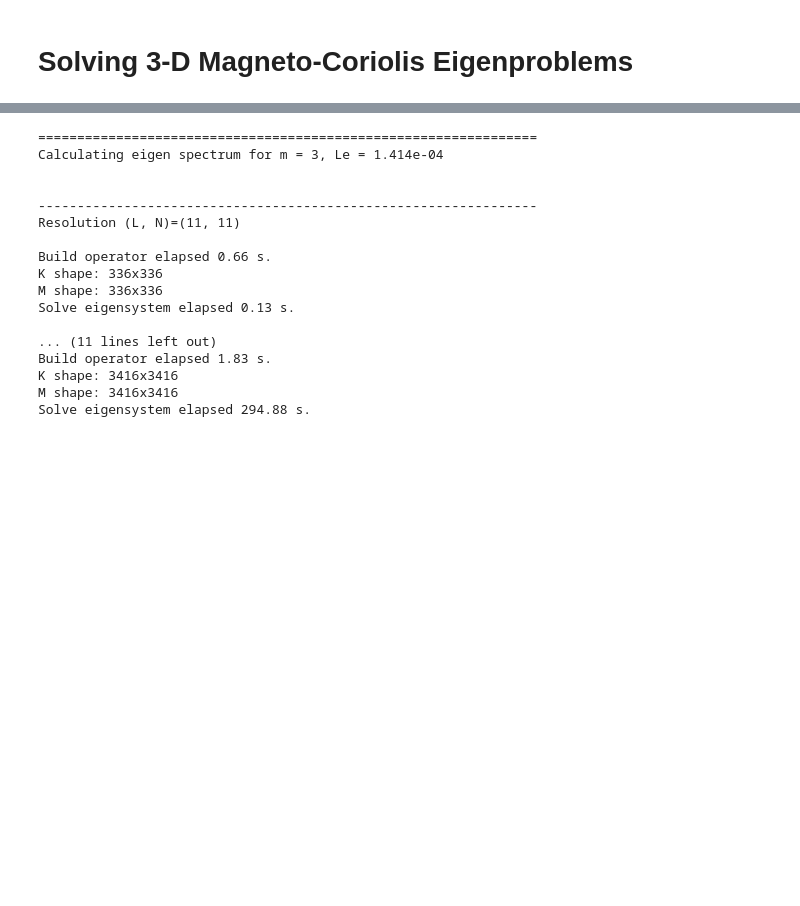
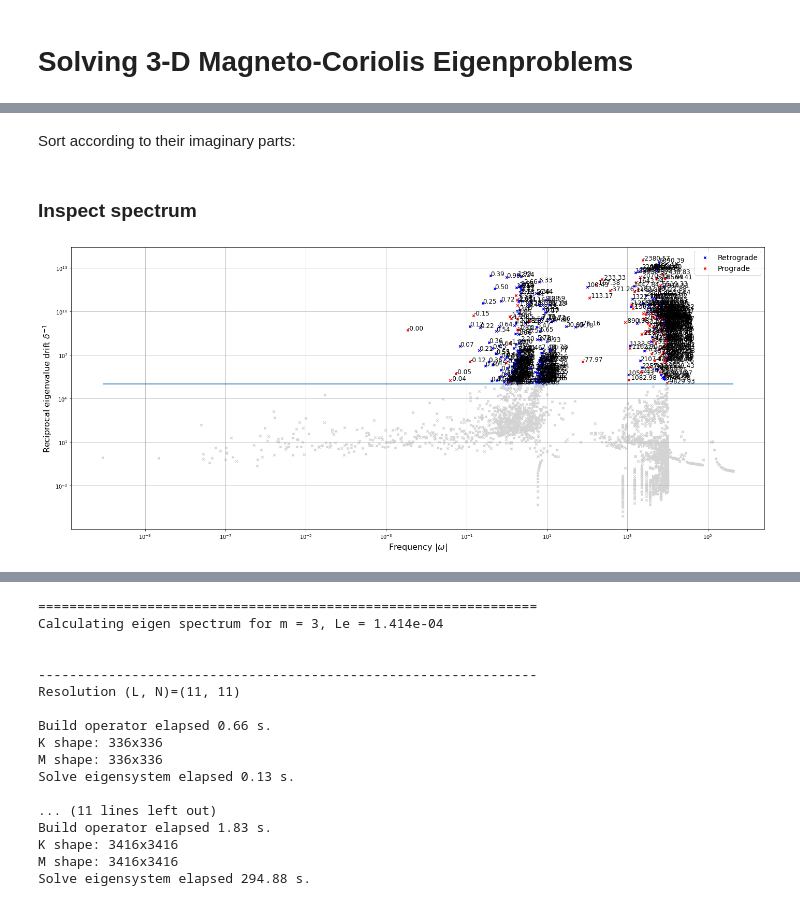
Before and after one commit to GentleMin/MCmodes, a Jupyter notebook: Eigen_Solve.ipynb, the cells around one changed output, grey strips where cells are left out. Saved outputs shown, nothing was run; the diff lists cells and outputs as text; code cells hidden in the pictures; blank space fills up the shorter version.

```diff
--- a/Eigen_Solve.ipynb
+++ b/Eigen_Solve.ipynb
@@ -11,0 +25,6 @@ import utils, pgpy_utils, tools
+# %%
+E_eta = 1e-4
+Elsasser = 1.
+m_val = 1
+bg_modes = [poly.SphericalHarmonicMode("tor", 1, 0, "(3 Sqrt[3]/2) r(1 - r^2)")]
+mod_setup_MC = models.MagnetoCoriolis
@@ -11,0 +98,47 @@ import utils, pgpy_utils, tools
+# %% [markdown]
+Sort according to their imaginary parts:
+# %%
+for i_w, w in enumerate(spectra):
+    sort_idx = np.argsort(np.imag(w))
+    spectra[i_w] = w[sort_idx]
+# %% [markdown]
+### Inspect spectrum
+# %%
+eig_base, eig_comp = spectra[2], spectra[1]
+drift, nearest_idx = pgpy_utils.eigen_drift(eig_base, eig_comp)
+
+fig, ax = plt.subplots(figsize=(24, 10))
+
+threshold = 1e+5
+reciproc = 1./drift
+idx = np.arange(drift.size)
+
+# ax.scatter(idx[reciproc > threshold], reciproc[reciproc > threshold], 20, color='b', marker='x')
+# ax.scatter(idx[reciproc <= threshold], reciproc[reciproc <= threshold], 20, color='k', marker='x')
+# for idx_tmp in idx[reciproc > threshold]:
+#     ax.annotate("{:.2f}".format(eig_vals[1][idx_tmp]), (idx_tmp, reciproc[idx_tmp]))
+# ax.hlines([threshold,], idx[0] - 1, idx[-1] + 1)
+# ax.set_xlim([idx[0] - 1, idx[-1] + 1])
+
+idx_pos = eig_base.imag >= 0
+idx_neg = eig_base.imag < 0
+
+ax.scatter(np.abs(eig_base[(reciproc > threshold) & idx_pos].imag), reciproc[(reciproc > threshold) & idx_pos], 20, color='b', marker='x', label="Retrograde")
+ax.scatter(np.abs(eig_base[(reciproc > threshold) & idx_neg].imag), reciproc[(reciproc > threshold) & idx_neg], 20, color='r', marker='x', label="Prograde")
+ax.scatter(np.abs(eig_base[reciproc <= threshold].imag), reciproc[reciproc <= threshold], 20, color='lightgray', marker='x')
+for idx_tmp in idx[reciproc > threshold]:
+    ax.annotate("{:.2f}".format(eig_base[idx_tmp].imag), (np.abs(eig_base[idx_tmp].imag), reciproc[idx_tmp]), fontsize=12)
+ax.hlines([threshold,], np.abs(eig_base.imag).min(), np.abs(eig_base.imag).max())
+ax.legend(fontsize=14)
+
+ax.set_xscale('log')
+ax.set_yscale('log')
+# ax.set_xlim([np.abs(eig_base.imag).min(), np.abs(eig_base.imag).max()])
+# ax.set_xlim([10, np.abs(eig_base.imag).max()])
+ax.set_xlabel(r"Frequency $|\omega|$", fontsize=16)
+ax.set_ylabel(r"Reciprocal eigenvalue drift $\delta^{-1}$", fontsize=16)
+ax.grid(which="both")
+
+plt.show()
+# %% [output]
+[figure, added]
```
Also changed, not shown: parts of 14 cells of this notebook, 1 other file.
